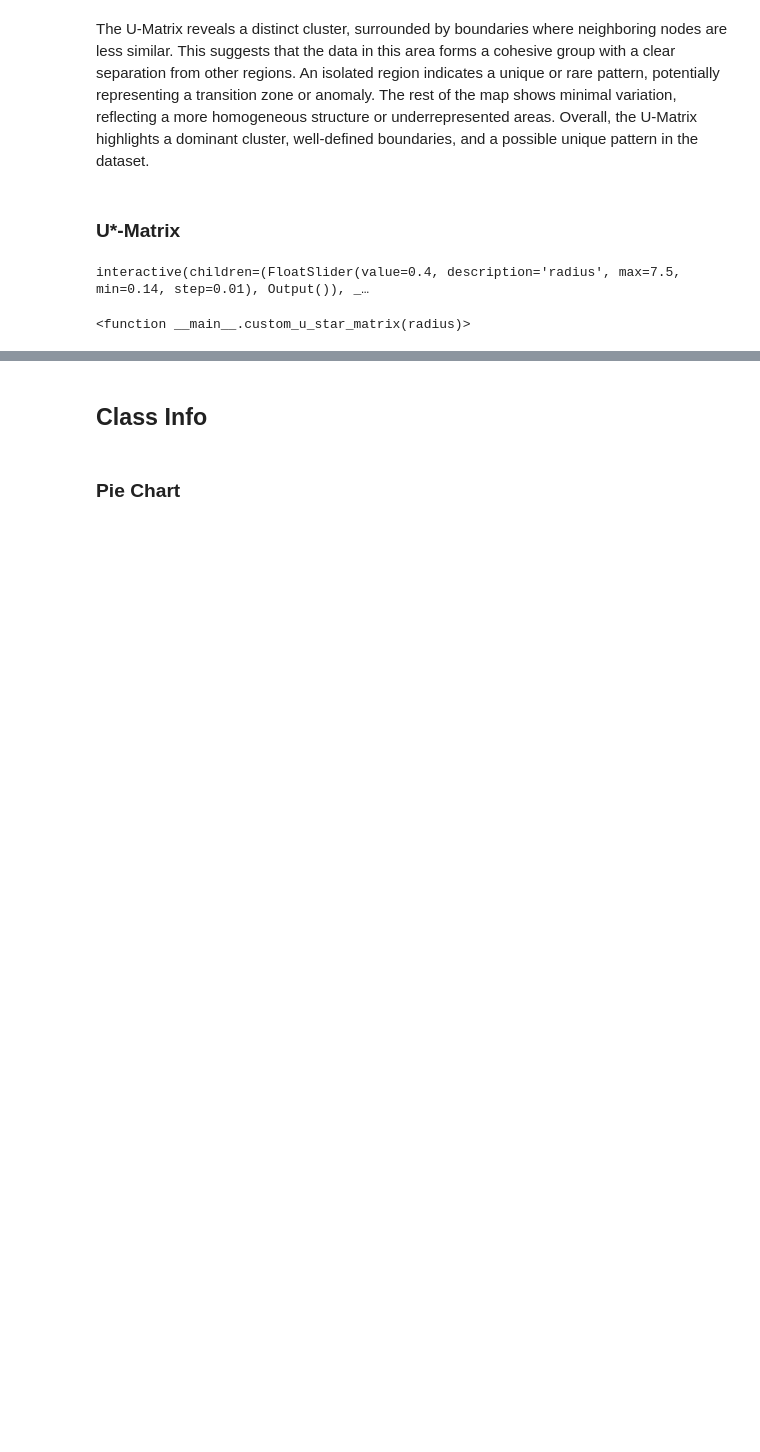
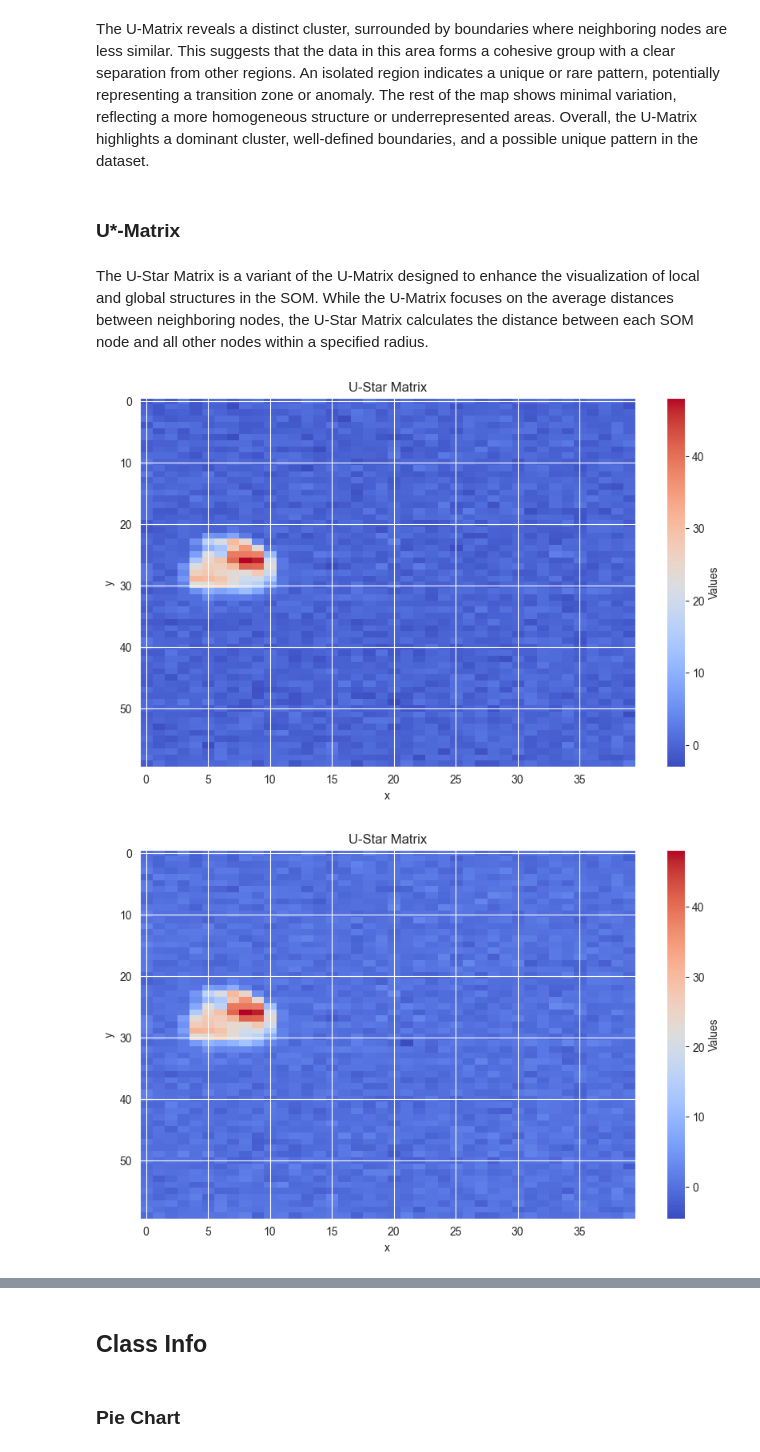
Before and after one commit to landgrafb98/SOM_22_Coding_Topic_G_Demo_DataCombo-3, a Jupyter notebook: Room_Occupancy_60_40.ipynb, the cells around one changed output, grey strips where cells are left out. Cells and saved outputs as stored; diff of their text form; code cells hidden in the pictures; blank space fills up the shorter version.

```diff
--- a/Room_Occupancy_60_40.ipynb
+++ b/Room_Occupancy_60_40.ipynb
@@ -536,6 +536,8 @@ plt.show()
 The U-Matrix reveals a distinct cluster, surrounded by boundaries where neighboring nodes are less similar. This suggests that the data in this area forms a cohesive group with a clear separation from other regions. An isolated region indicates a unique or rare pattern, potentially representing a transition zone or anomaly. The rest of the map shows minimal variation, reflecting a more homogeneous structure or underrepresented areas. Overall, the U-Matrix highlights a dominant cluster, well-defined boundaries, and a possible unique pattern in the dataset.
 # %% [markdown]
 ### U*-Matrix
+# %% [markdown]
+The U-Star Matrix is a variant of the U-Matrix designed to enhance the visualization of local and global structures in the SOM. While the U-Matrix focuses on the average distances between neighboring nodes, the U-Star Matrix calculates the distance between each SOM node and all other nodes within a specified radius.
 # %%
 def calculate_u_matrix(weights, m, n, dim):
     U = weights.reshape(m, n, dim)
@@ -584,7 +586,8 @@ def custom_u_star_matrix(radius):
     plt.ylabel("y")
     plt.show()
 # %%
-interact(custom_u_star_matrix, radius=FloatSlider(min=0.14, max=7.5, step=0.01, value=0.4, description="radius"))
+for i in [0.5, 1, 1.5, 2]:
+    custom_u_star_matrix(i)
 # %% [output]
-interactive(children=(FloatSlider(value=0.4, description='radius', max=7.5, min=0.14, step=0.01), Output()), _…
-<function __main__.custom_u_star_matrix(radius)>
+[figure, added]
+[figure, added]
```
Also changed, not shown: parts of 13 cells of this notebook.
